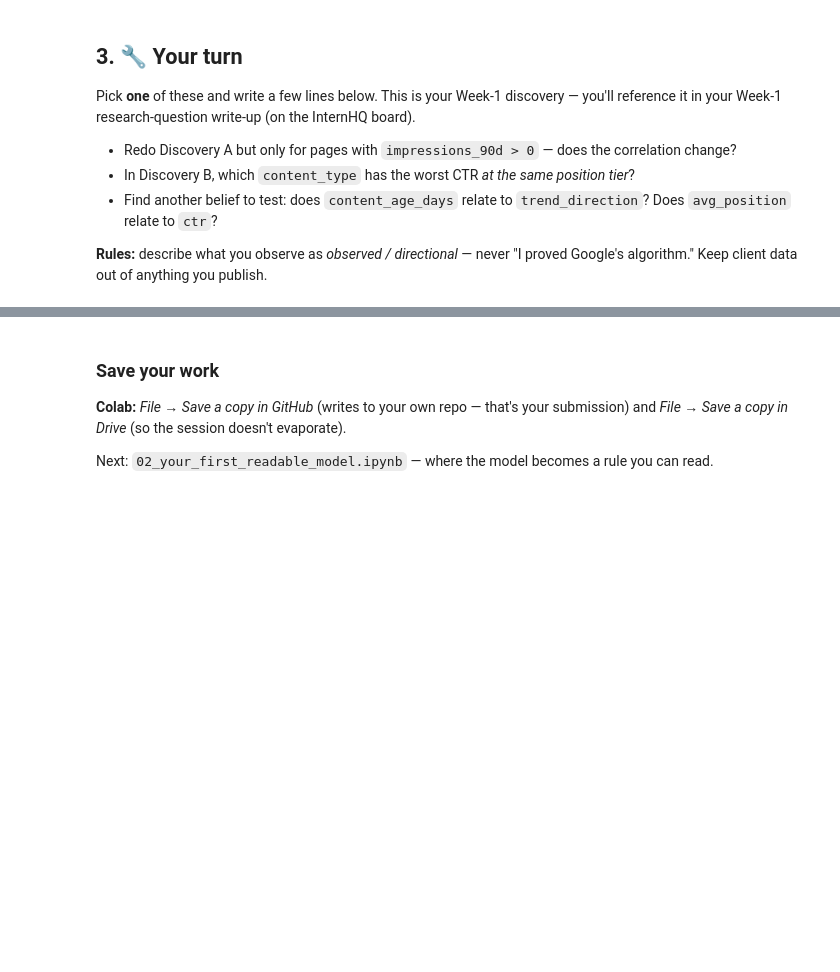
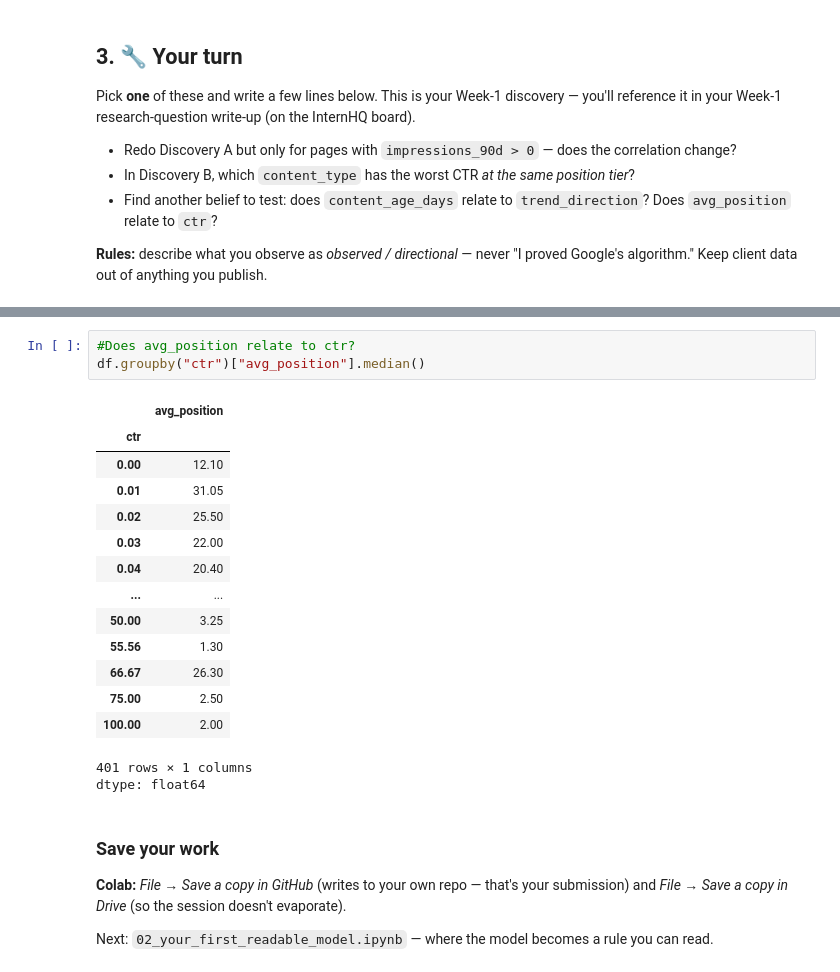
Before and after one commit to Maneeha7/Task1-FlyRank-ML, a Jupyter notebook: notebooks/01_first_look_and_discovery.ipynb, the cells around one changed output, grey strips where cells are left out. Saved outputs shown, nothing was run; the diff lists cells and outputs as text; blank space fills up the shorter version.

```diff
--- a/notebooks/01_first_look_and_discovery.ipynb
+++ b/notebooks/01_first_look_and_discovery.ipynb
@@ -107,3 +196,22 @@ Pick **one** of these and write a few lines below. This is your Week-1 discovery
+# %%
+#Does avg_position relate to ctr?
+df.groupby("ctr")["avg_position"].median()
+# %% [output]
+|  | avg_position |
+| ctr |  |
+| 0.00 | 12.10 |
+| 0.01 | 31.05 |
+| 0.02 | 25.50 |
+| 0.03 | 22.00 |
+| 0.04 | 20.40 |
+| ... | ... |
+| 50.00 | 3.25 |
+| 55.56 | 1.30 |
+| 66.67 | 26.30 |
+| 75.00 | 2.50 |
+| 100.00 | 2.00 |
+401 rows × 1 columns
+dtype: float64
 # %% [markdown]
 ### Save your work
 **Colab:** *File → Save a copy in GitHub* (writes to your own repo — that's your submission) and *File → Save a copy in Drive* (so the session doesn't evaporate).
```
Also changed, not shown: parts of 11 cells of this notebook.
